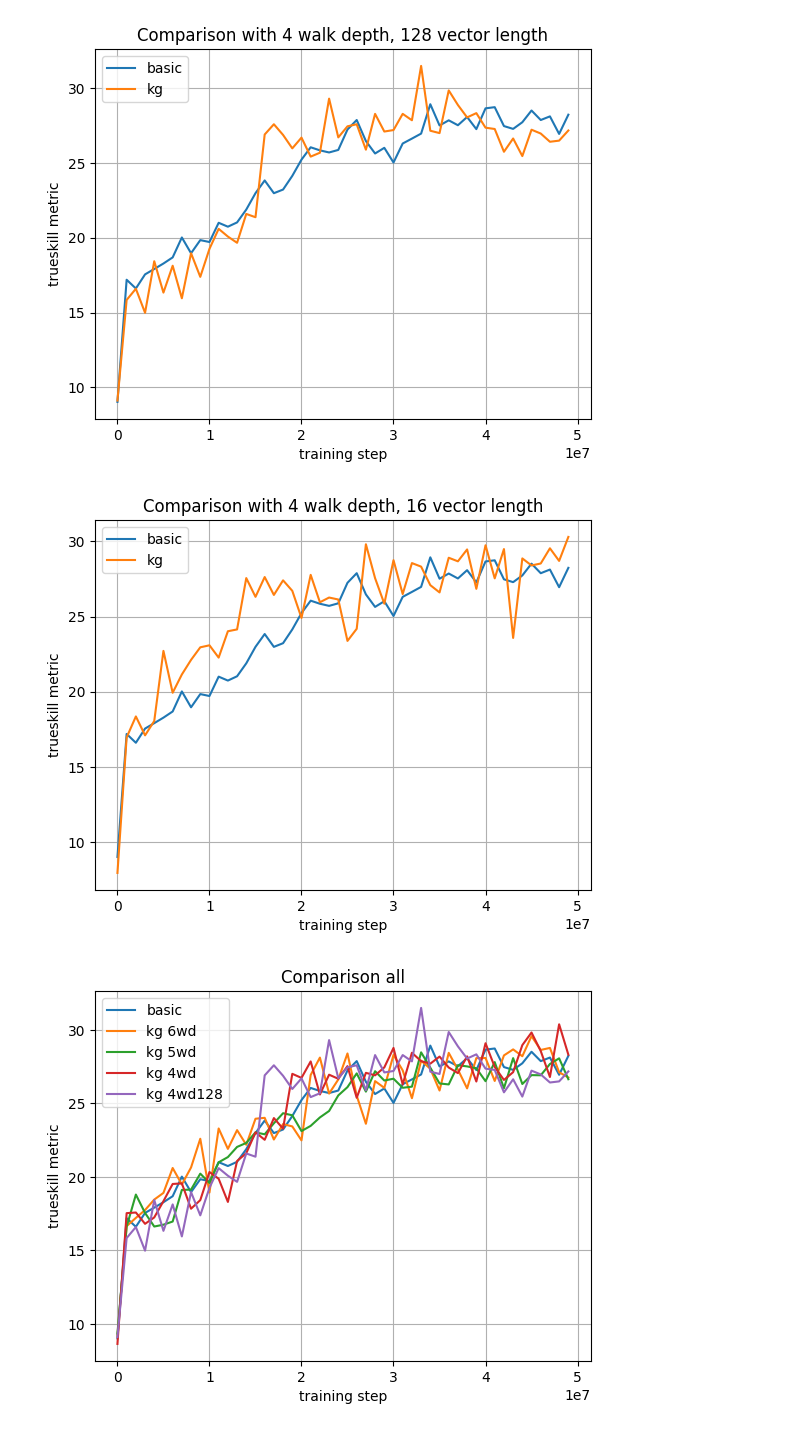
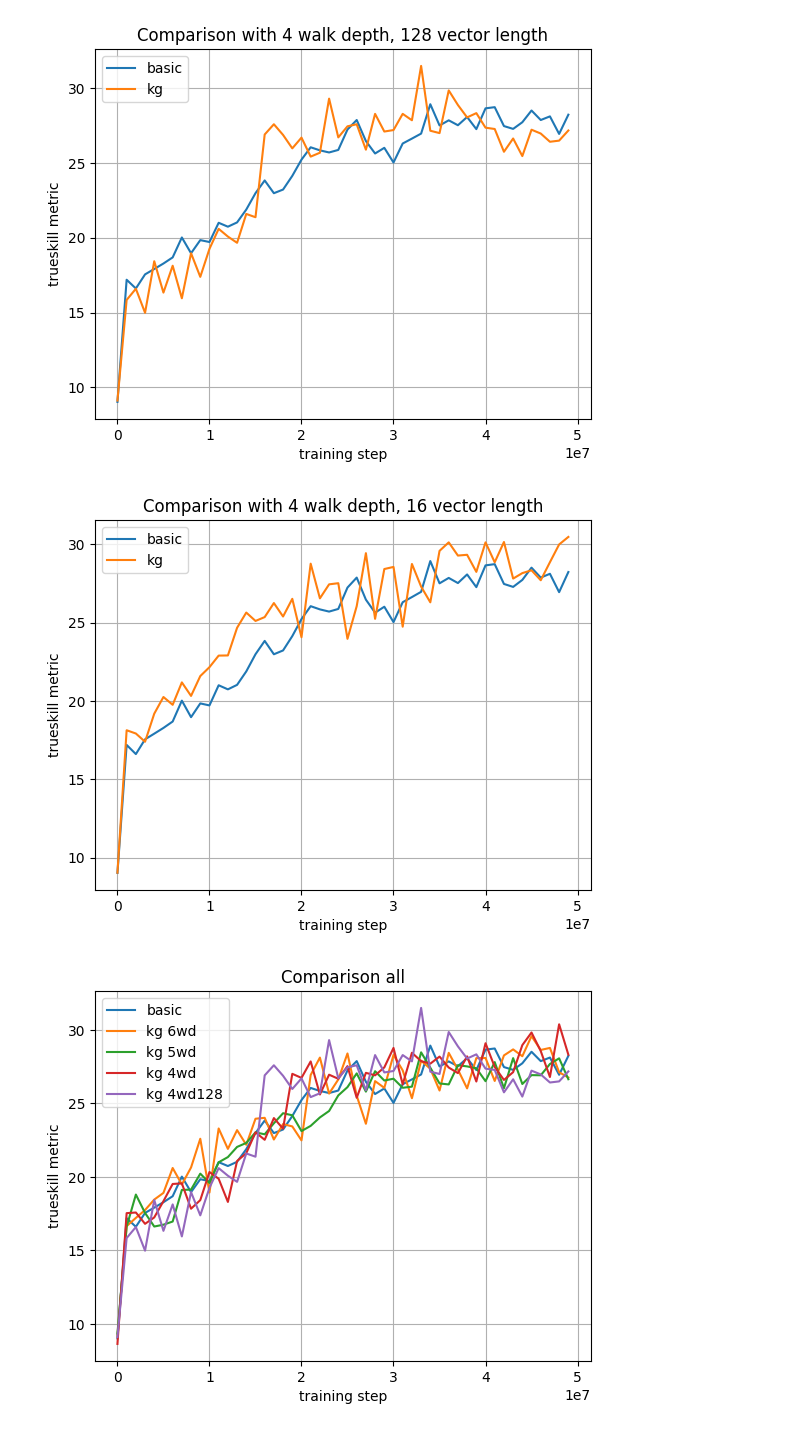
Before and after one commit to adFrej/kg-rl-rts, a Jupyter notebook: results/score_plots.ipynb, the cells around one changed output. Cells and saved outputs as stored; diff of their text form; code cells hidden in the pictures.

```diff
--- a/results/score_plots.ipynb
+++ b/results/score_plots.ipynb
@@ -9,10 +9,10 @@ s = Scorer().add_score("MicroRTSGridModeVecEnv__ppo_gridnet____7__1723935982", "
 [figure]
 # %%
 basic_50 = [
-    "MicroRTSGridModeVecEnv__ppo_gridnet____8__1724231973",
-    "MicroRTSGridModeVecEnv__ppo_gridnet____9__1724275145",
-    "MicroRTSGridModeVecEnv__ppo_gridnet____10__1724368618",
-    "MicroRTSGridModeVecEnv__ppo_gridnet____11__1725054040",
+    r"MicroRTSGridModeVecEnv__ppo_gridnet____8__1724231973",
+    r"MicroRTSGridModeVecEnv__ppo_gridnet____9__1724275145",
+    r"MicroRTSGridModeVecEnv__ppo_gridnet____10__1724368618",
+    r"MicroRTSGridModeVecEnv__ppo_gridnet____11__1725054040",
 ]
 # %%
 s = Scorer().add_many_scores(basic_50, "basic").draw_avg("Basic score over 50M steps", file="score_basic_50")
@@ -48,9 +48,10 @@ s = Scorer().add_many_scores(basic_50, "basic").add_many_scores([
 # %%
 s = Scorer().add_many_scores(basic_50, "basic").add_many_scores([
     r"MicroRTSGridModeVecEnv__ppo_gridnet__prior__kg6__33__1726129791",
+    r"MicroRTSGridModeVecEnv__ppo_gridnet__prior__kg6__34__1726185003",
 ], "kg", directory="kg6").draw_avg("Comparison with 4 walk depth, 16 vector length", file="score_kg_4wd16")
 # %% [output]
-[figure, old version]
+[figure, new version]
 # %%
 s = Scorer()\
     .add_many_scores(basic_50, "basic")\
```
Also changed, not shown: parts of 3 cells of this notebook, 55 other files.
